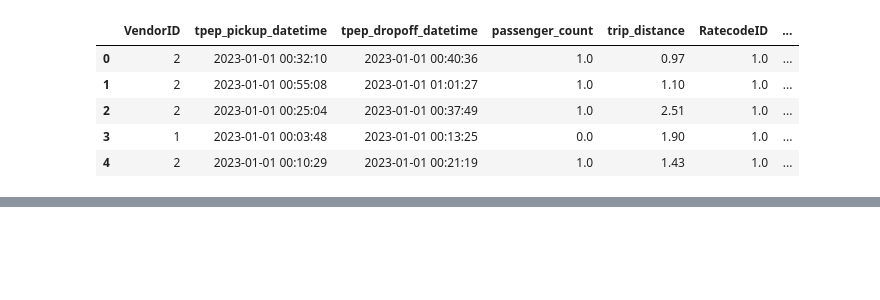
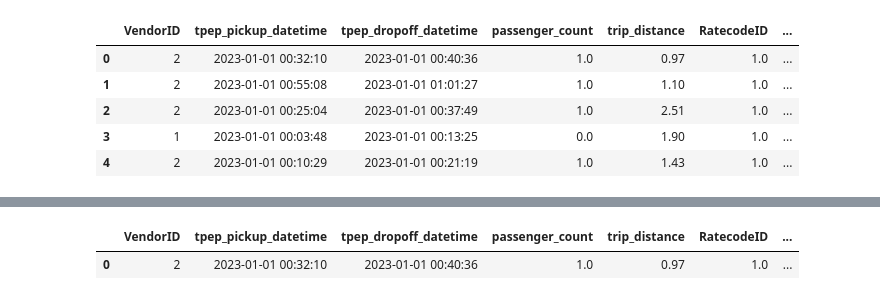
Before and after one commit to dondogecl/mlops_zoomcamp, a Jupyter notebook: 01-introduction/duration_prediction.ipynb, the cells around one changed output, grey strips where cells are left out. Saved outputs shown, nothing was run; the diff lists cells and outputs as text; code cells hidden in the pictures; blank space fills up the shorter version.

```diff
--- a/01-introduction/duration_prediction.ipynb
+++ b/01-introduction/duration_prediction.ipynb
@@ -24,0 +48,5 @@ df.head()
+# %%
+df.head(1)
+# %% [output]
+|  | VendorID | tpep_pickup_datetime | tpep_dropoff_datetime | passenger_count | trip_distance | RatecodeID | ... |
+| 0 | 2 | 2023-01-01 00:32:10 | 2023-01-01 00:40:36 | 1.0 | 0.97 | 1.0 | ... |
```
Also changed, not shown: parts of 11 cells of this notebook.
